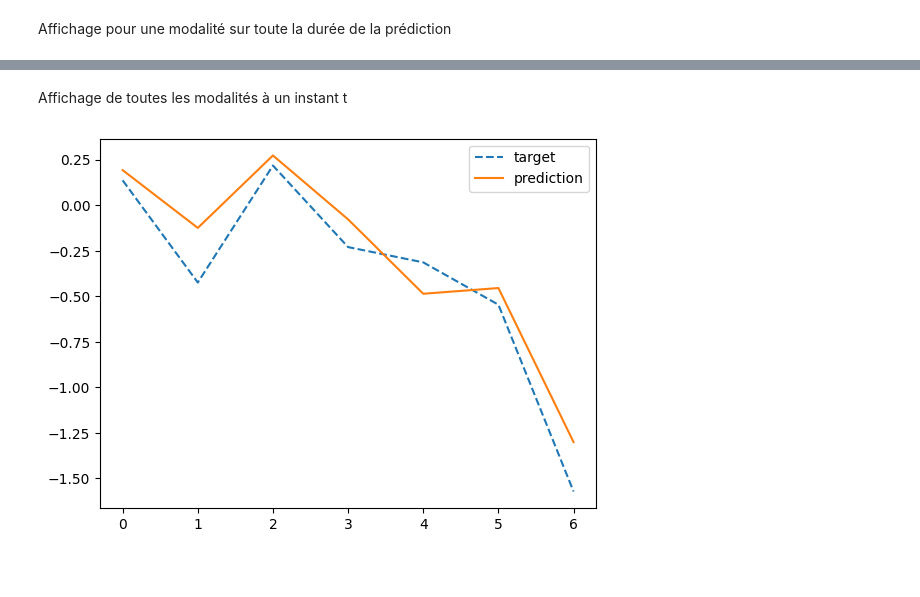
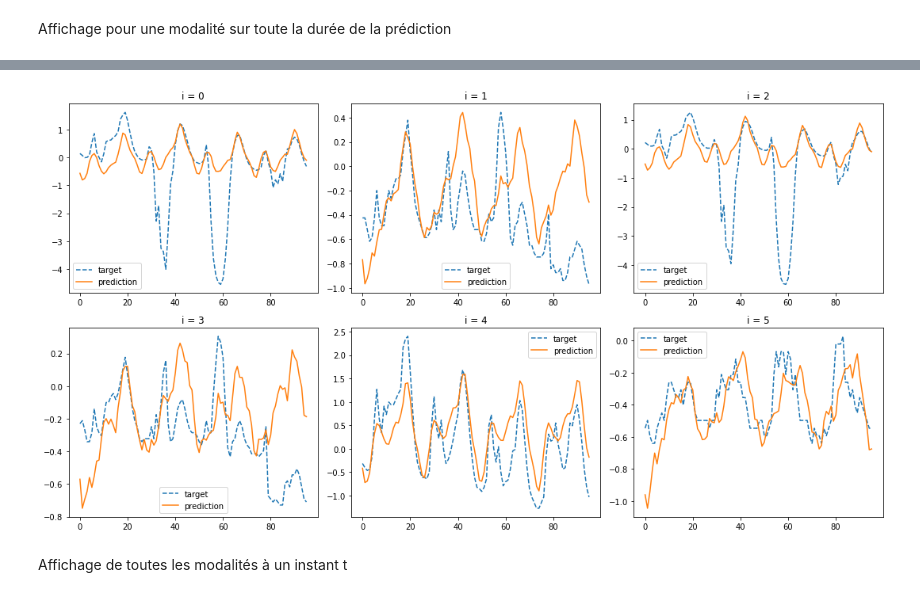
Before and after one commit to nour-bouchouchi/M2-iTransformer, a Jupyter notebook: ETTh1.ipynb, the cells around one changed output, grey strips where cells are left out. Cells and saved outputs as stored; diff of their text form; code cells hidden in the pictures; blank space fills up the shorter version.

```diff
--- a/ETTh1.ipynb
+++ b/ETTh1.ipynb
@@ -222,10 +221,19 @@ plt.show()
+# %%
+plt.figure(figsize=(15, 8))
+
+for i in range(1, 7):
+    plt.subplot(2, 3, i)
+    current_i = i - 1
+
+    plt.plot(target[0, :, current_i].to("cpu"), "--", label="target")
+    plt.plot(yhat[0, :, current_i].to("cpu"), label="prediction")
+
+    plt.title(f"i = {current_i}")
+    plt.legend()
+
+plt.tight_layout()
+plt.show()
+# %% [output]
+[figure, added]
 # %% [markdown]
 Affichage de toutes les modalités à un instant t
-# %%
-plt.figure()
-plt.plot(target[0,0,:].to("cpu"), "--", label="target")
-plt.plot(yhat[0,0,:].to("cpu"),label="prediction")
-plt.legend()
-plt.show()
-# %% [output]
-[figure, removed]
```
Also changed, not shown: parts of 9 cells of this notebook.
